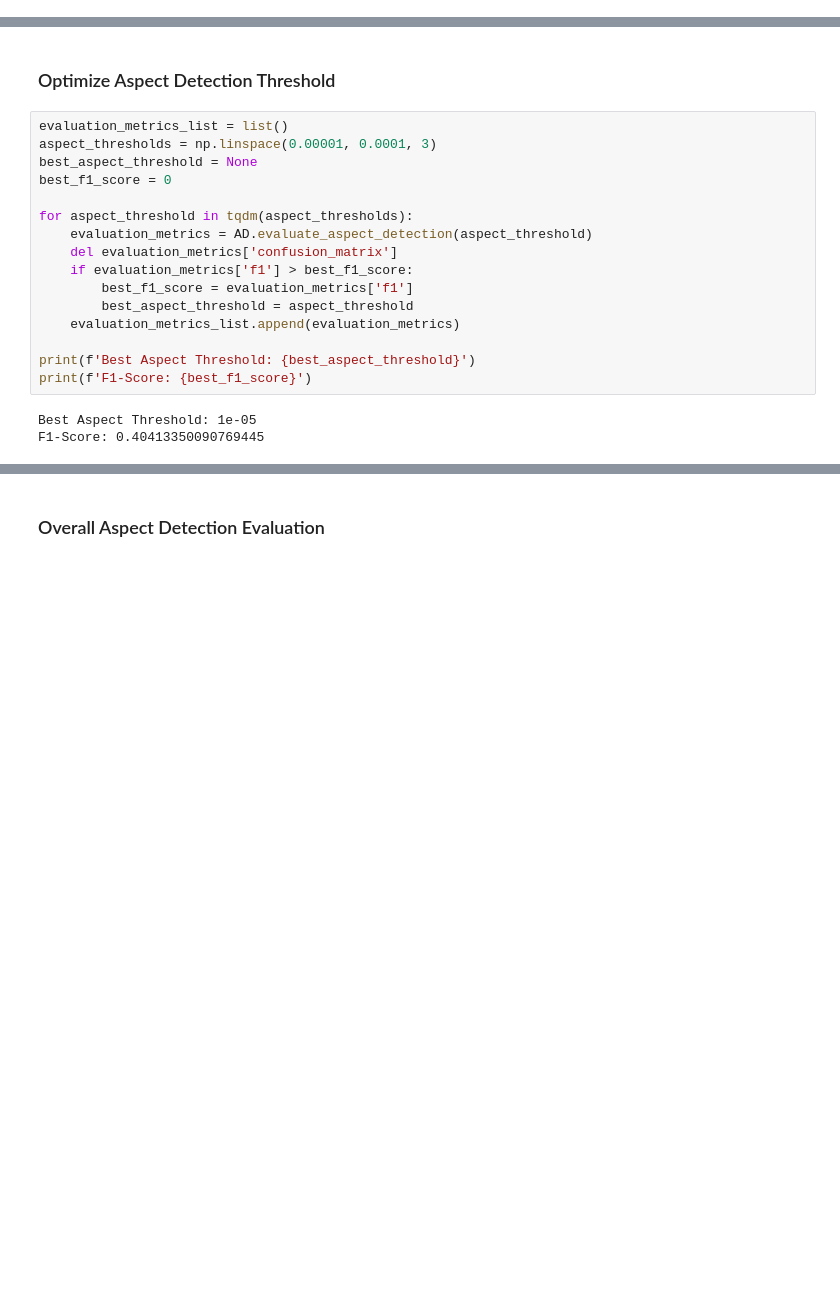
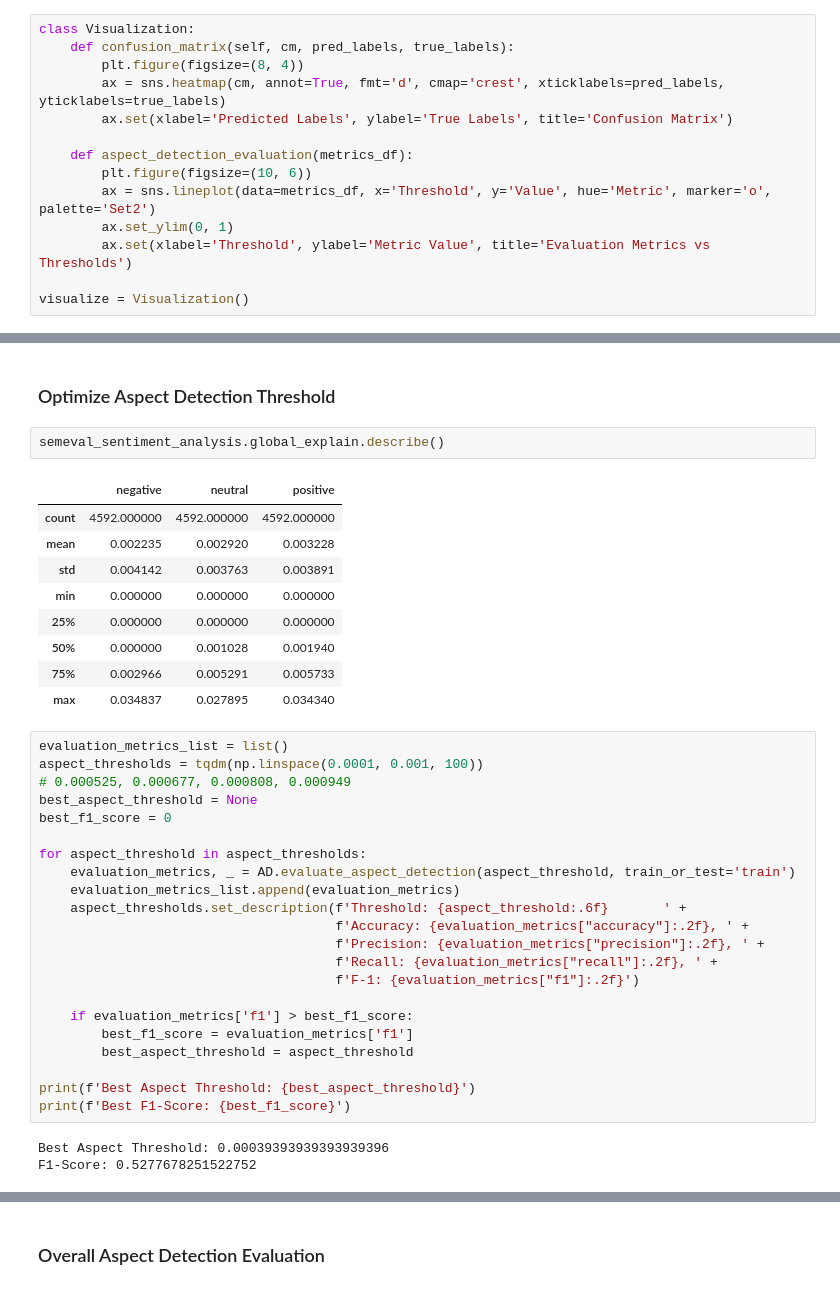
Before and after one commit to tabaraei/aspect-based-sentiment-analysis, a Jupyter notebook: ABSA.ipynb, the cells around one changed output, grey strips where cells are left out. Saved outputs shown, nothing was run; the diff lists cells and outputs as text; blank space fills up the shorter version.

Commit message:
trying to find the best aspect threshold

```diff
--- a/ABSA.ipynb
+++ b/ABSA.ipynb
@@ -55,6 +57,20 @@ from bornrule import BornClassifier
 warnings.filterwarnings('ignore')
 nltk.download('punkt_tab')
 nltk.download('averaged_perceptron_tagger_eng')
+# %%
+class Visualization:
+    def confusion_matrix(self, cm, pred_labels, true_labels):
+        plt.figure(figsize=(8, 4))
+        ax = sns.heatmap(cm, annot=True, fmt='d', cmap='crest', xticklabels=pred_labels, yticklabels=true_labels)
+        ax.set(xlabel='Predicted Labels', ylabel='True Labels', title='Confusion Matrix')
+
+    def aspect_detection_evaluation(metrics_df):
+        plt.figure(figsize=(10, 6))
+        ax = sns.lineplot(data=metrics_df, x='Threshold', y='Value', hue='Metric', marker='o', palette='Set2')
+        ax.set_ylim(0, 1)
+        ax.set(xlabel='Threshold', ylabel='Metric Value', title='Evaluation Metrics vs Thresholds')
+
+visualize = Visualization()
 # %% [markdown]
 ## Datasets
 # %% [markdown]
@@ -577,25 +585,43 @@ Shortened Candidate Aspects: {'pizza'}
 Shortened True Aspects: {'pizza'}
 # %% [markdown]
 ### Optimize Aspect Detection Threshold
+# %%
+semeval_sentiment_analysis.global_explain.describe()
+# %% [output]
+|  | negative | neutral | positive |
+| count | 4592.000000 | 4592.000000 | 4592.000000 |
+| mean | 0.002235 | 0.002920 | 0.003228 |
+| std | 0.004142 | 0.003763 | 0.003891 |
+| min | 0.000000 | 0.000000 | 0.000000 |
+| 25% | 0.000000 | 0.000000 | 0.000000 |
+| 50% | 0.000000 | 0.001028 | 0.001940 |
+| 75% | 0.002966 | 0.005291 | 0.005733 |
+| max | 0.034837 | 0.027895 | 0.034340 |
 # %%
 evaluation_metrics_list = list()
-aspect_thresholds = np.linspace(0.00001, 0.0001, 3)
+aspect_thresholds = tqdm(np.linspace(0.0001, 0.001, 100))
+# 0.000525, 0.000677, 0.000808, 0.000949
 best_aspect_threshold = None
 best_f1_score = 0
 
-for aspect_threshold in tqdm(aspect_thresholds):
-    evaluation_metrics = AD.evaluate_aspect_detection(aspect_threshold)
-    del evaluation_metrics['confusion_matrix']
+for aspect_threshold in aspect_thresholds:
+    evaluation_metrics, _ = AD.evaluate_aspect_detection(aspect_threshold, train_or_test='train')
+    evaluation_metrics_list.append(evaluation_metrics)
+    aspect_thresholds.set_description(f'Threshold: {aspect_threshold:.6f}       ' +
+                                      f'Accuracy: {evaluation_metrics["accuracy"]:.2f}, ' +
+                                      f'Precision: {evaluation_metrics["precision"]:.2f}, ' +
+                                      f'Recall: {evaluation_metrics["recall"]:.2f}, ' +
+                                      f'F-1: {evaluation_metrics["f1"]:.2f}')
+
     if evaluation_metrics['f1'] > best_f1_score:
         best_f1_score = evaluation_metrics['f1']
         best_aspect_threshold = aspect_threshold
-    evaluation_metrics_list.append(evaluation_metrics)
 
 print(f'Best Aspect Threshold: {best_aspect_threshold}')
-print(f'F1-Score: {best_f1_score}')
+print(f'Best F1-Score: {best_f1_score}')
 # %% [output]
-Best Aspect Threshold: 1e-05
-F1-Score: 0.40413350090769445
+Best Aspect Threshold: 0.00039393939393939396
+F1-Score: 0.5277678251522752
 # %%
 metrics_df = pd.DataFrame(evaluation_metrics_list)
 metrics_df['Threshold'] = aspect_thresholds
```
Also changed, not shown: parts of 5 cells of this notebook.
